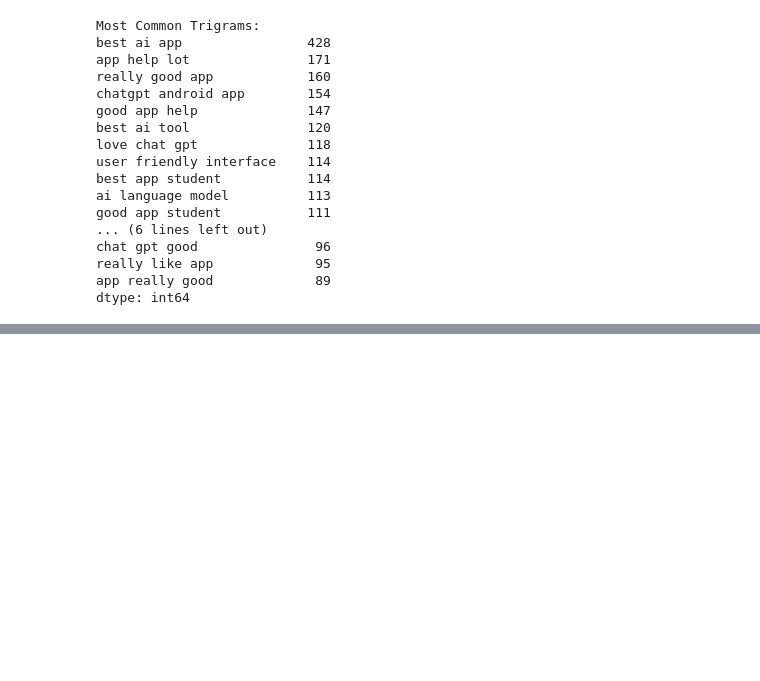
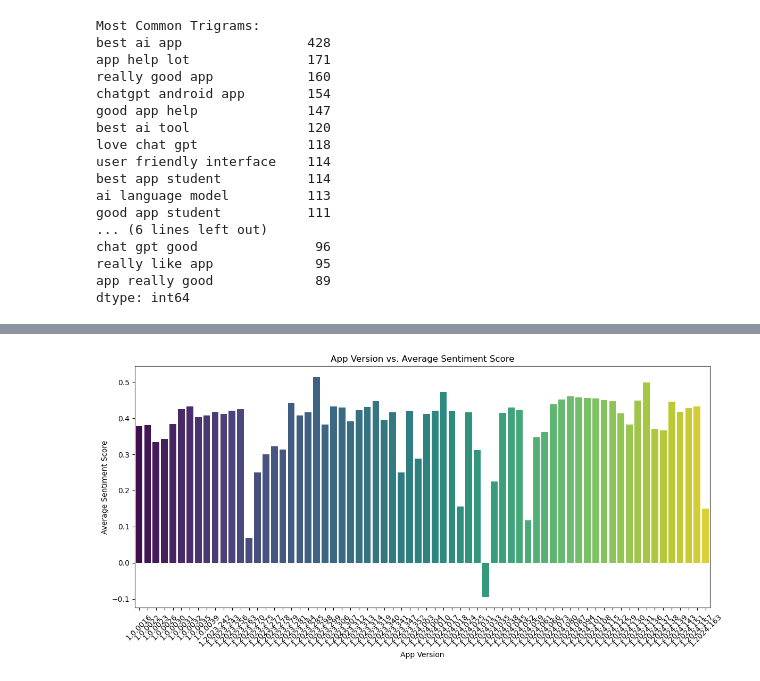
Before and after one commit to kshit-ij-coding/BUIDA-ASSIGNMENT, a Jupyter notebook: BIUDA PROJECT/BIUDA Assignment.ipynb, the cells around one changed output, grey strips where cells are left out. Cells and saved outputs as stored; diff of their text form; code cells hidden in the pictures; blank space fills up the shorter version.

```diff
--- a/BIUDA PROJECT/BIUDA Assignment.ipynb
+++ b/BIUDA PROJECT/BIUDA Assignment.ipynb
@@ -531,3 +535,12 @@ chat gpt good               96
 really like app             95
 app really good             89
 dtype: int64
+# %%
+# Group by appVersion and calculate the mean sentiment score
+average_sentiment = data.groupby('appVersion')['sentiment'].mean().reset_index()
+
+# Rename the columns for clarity
+average_sentiment.columns = ['App Version', 'Average Sentiment Score']
+
+# Display the result
+print(average_sentiment)
@@ -533,0 +562,17 @@ dtype: int64
+# %%
+import matplotlib.pyplot as plt
+import seaborn as sns
+
+# Create a bar chart for app version vs. average sentiment score
+plt.figure(figsize=(12, 6))
+sns.barplot(x='App Version', y='Average Sentiment Score', data=average_sentiment, palette='viridis')
+plt.xlabel('App Version')
+plt.ylabel('Average Sentiment Score')
+plt.title('App Version vs. Average Sentiment Score')
+plt.xticks(rotation=45)
+plt.tight_layout()
+
+# Display the plot
+plt.show()
+# %% [output]
+[figure, added]
```
Also changed, not shown: parts of 2 cells of this notebook, 1 other file.
